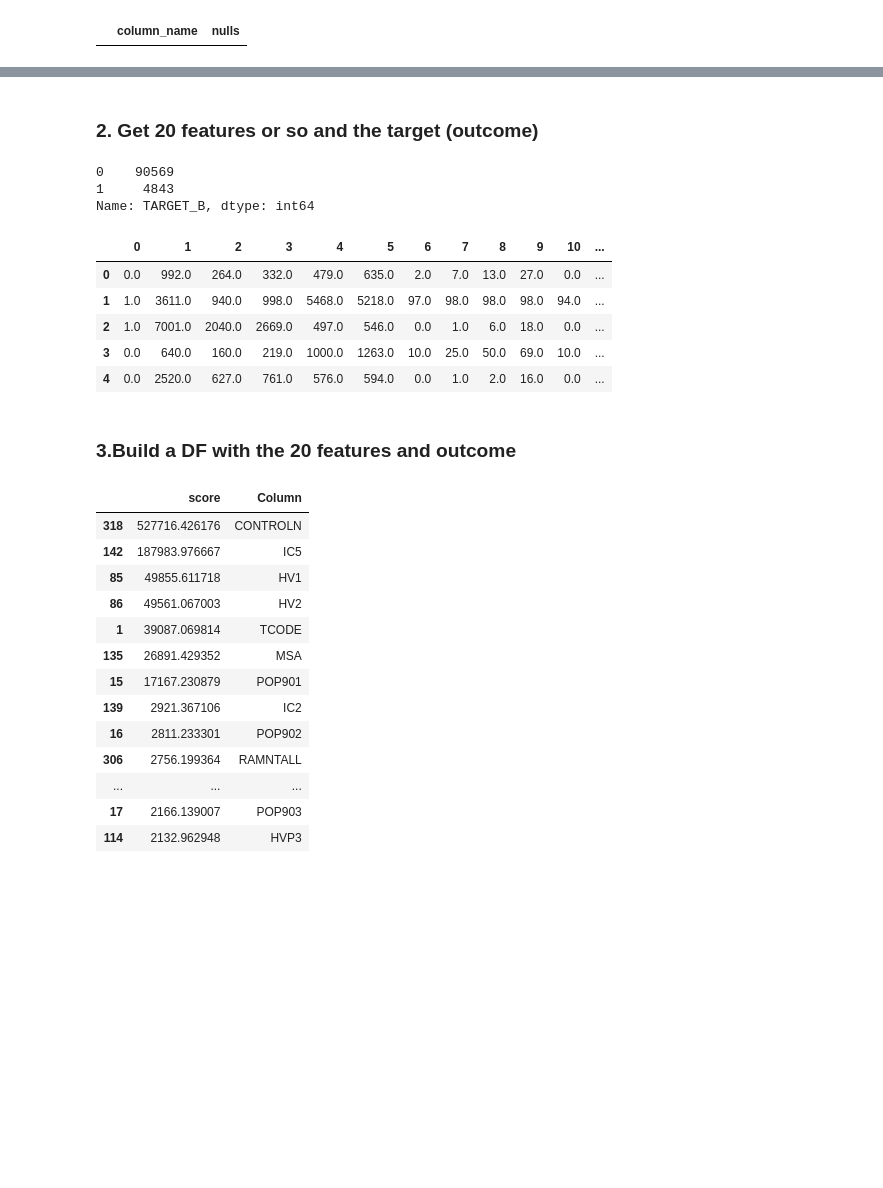
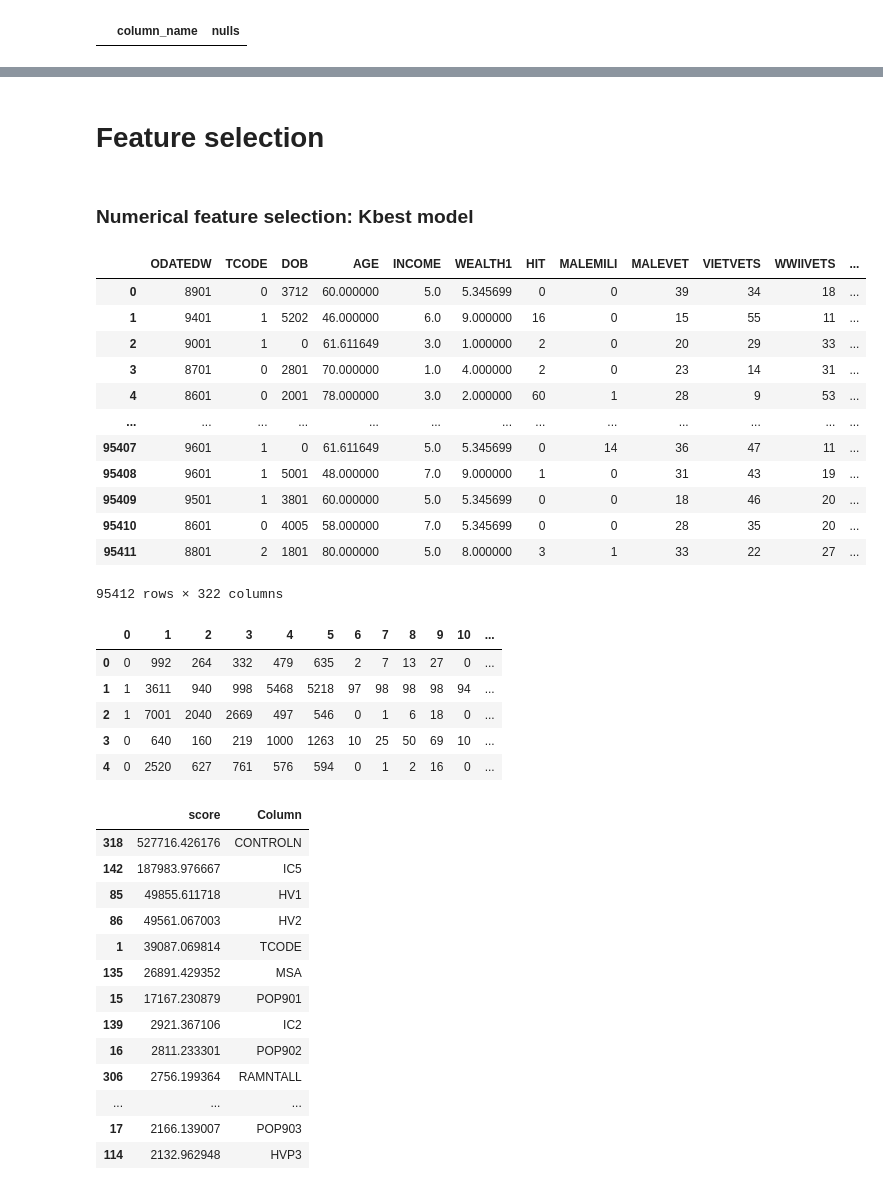
Before and after one commit to JoseMariadeAlmansa/7.07-lab-random-forests, a Jupyter notebook: L. 7.01 7.02 original.ipynb, the cells around one changed output, grey strips where cells are left out. Cells and saved outputs as stored; diff of their text form; code cells hidden in the pictures; blank space fills up the shorter version.

```diff
--- a/L. 7.01 7.02 original.ipynb
+++ b/L. 7.01 7.02 original.ipynb
@@ -1162,2 +1100,0 @@ all_data = pd.concat((numerical,targets),axis=1)
-# %% [markdown]
-### 2. Get 20 features or so and the target (outcome)
@@ -1166,0 +1101,25 @@ y = all_data['TARGET_B']
+# %% [markdown]
+
+# Feature selection
+# %%
+numerical_df = pd.read_pickle('numerical7_02.p')
+categorical_df = pd.read_pickle('categorical7_02.p')
+targets_df = pd.read_csv('target.csv')
+# %% [markdown]
+### Numerical feature selection: Kbest model
+# %%
+numerical_df
+# %% [output]
+|  | ODATEDW | TCODE | DOB | AGE | INCOME | WEALTH1 | HIT | MALEMILI | MALEVET | VIETVETS | WWIIVETS | ... |
+| 0 | 8901 | 0 | 3712 | 60.000000 | 5.0 | 5.345699 | 0 | 0 | 39 | 34 | 18 | ... |
+| 1 | 9401 | 1 | 5202 | 46.000000 | 6.0 | 9.000000 | 16 | 0 | 15 | 55 | 11 | ... |
+| 2 | 9001 | 1 | 0 | 61.611649 | 3.0 | 1.000000 | 2 | 0 | 20 | 29 | 33 | ... |
+| 3 | 8701 | 0 | 2801 | 70.000000 | 1.0 | 4.000000 | 2 | 0 | 23 | 14 | 31 | ... |
+| 4 | 8601 | 0 | 2001 | 78.000000 | 3.0 | 2.000000 | 60 | 1 | 28 | 9 | 53 | ... |
+| ... | ... | ... | ... | ... | ... | ... | ... | ... | ... | ... | ... | ... |
+| 95407 | 9601 | 1 | 0 | 61.611649 | 5.0 | 5.345699 | 0 | 14 | 36 | 47 | 11 | ... |
+| 95408 | 9601 | 1 | 5001 | 48.000000 | 7.0 | 9.000000 | 1 | 0 | 31 | 43 | 19 | ... |
+| 95409 | 9501 | 1 | 3801 | 60.000000 | 5.0 | 5.345699 | 0 | 0 | 18 | 46 | 20 | ... |
+| 95410 | 8601 | 0 | 4005 | 58.000000 | 7.0 | 5.345699 | 0 | 0 | 28 | 35 | 20 | ... |
+| 95411 | 8801 | 2 | 1801 | 80.000000 | 5.0 | 8.000000 | 3 | 1 | 33 | 22 | 27 | ... |
+95412 rows × 322 columns
@@ -1167,26 +1129,18 @@ y = all_data['TARGET_B']
 # %%
 from sklearn.feature_selection import SelectKBest
 from sklearn.feature_selection import chi2
-# %%
-y.value_counts()
-# %% [output]
-0    90569
-1     4843
-Name: TARGET_B, dtype: int64
 # %%
 kbest = SelectKBest(chi2, k=20).fit_transform(X, y) # fit_transform will display a df not a model
 #chi2: indicator on the dependency of the categorical features
-best_20_features = pd.DataFrame(kbest)
-best_20_features.head()
+numerical_selected_features = pd.DataFrame(kbest)
+numerical_selected_features.head()
 # %% [output]
 |  | 0 | 1 | 2 | 3 | 4 | 5 | 6 | 7 | 8 | 9 | 10 | ... |
-| 0 | 0.0 | 992.0 | 264.0 | 332.0 | 479.0 | 635.0 | 2.0 | 7.0 | 13.0 | 27.0 | 0.0 | ... |
-| 1 | 1.0 | 3611.0 | 940.0 | 998.0 | 5468.0 | 5218.0 | 97.0 | 98.0 | 98.0 | 98.0 | 94.0 | ... |
-| 2 | 1.0 | 7001.0 | 2040.0 | 2669.0 | 497.0 | 546.0 | 0.0 | 1.0 | 6.0 | 18.0 | 0.0 | ... |
-| 3 | 0.0 | 640.0 | 160.0 | 219.0 | 1000.0 | 1263.0 | 10.0 | 25.0 | 50.0 | 69.0 | 10.0 | ... |
-| 4 | 0.0 | 2520.0 | 627.0 | 761.0 | 576.0 | 594.0 | 0.0 | 1.0 | 2.0 | 16.0 | 0.0 | ... |
+| 0 | 0 | 992 | 264 | 332 | 479 | 635 | 2 | 7 | 13 | 27 | 0 | ... |
+| 1 | 1 | 3611 | 940 | 998 | 5468 | 5218 | 97 | 98 | 98 | 98 | 94 | ... |
+| 2 | 1 | 7001 | 2040 | 2669 | 497 | 546 | 0 | 1 | 6 | 18 | 0 | ... |
+| 3 | 0 | 640 | 160 | 219 | 1000 | 1263 | 10 | 25 | 50 | 69 | 10 | ... |
+| 4 | 0 | 2520 | 627 | 761 | 576 | 594 | 0 | 1 | 2 | 16 | 0 | ... |
-# %% [markdown]
-### 3.Build a DF with the 20 features and outcome
 # %%
 # To check the scores
 model = SelectKBest(chi2, k=20).fit(X, y) # you want to give the model a name to access the scores. the above model is fit_transform, we want to refit to display the scores of our model.
```
Also changed, not shown: parts of 60 cells of this notebook.
